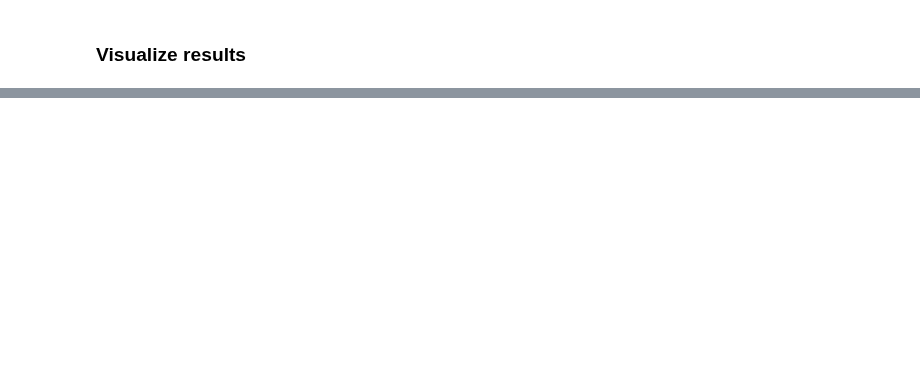
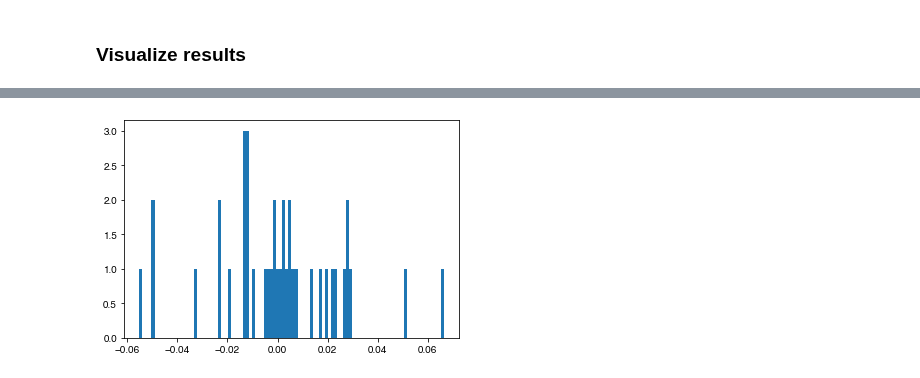
Before and after one commit to ryansmcgee/ecoevocrm, a Jupyter notebook: src/ecoevocrm/demos/numba_testing.ipynb, the cells around one changed output, grey strips where cells are left out. Saved outputs shown, nothing was run; the diff lists cells and outputs as text; code cells hidden in the pictures; blank space fills up the shorter version.

```diff
--- a/src/ecoevocrm/demos/numba_testing.ipynb
+++ b/src/ecoevocrm/demos/numba_testing.ipynb
@@ -188,6 +220,8 @@ plt.show()
 # %%
-r = ConsumerResourceSystem.growth_rate(anc_system.N()[:, np.newaxis], anc_system.R(), anc_system.type_set.sigma, anc_system.type_set.b, anc_system.type_set.k, anc_system.type_set.eta, anc_system.type_set.l, anc_system.type_set.g, anc_system.type_set.energy_costs, anc_system.resource_set.omega, anc_system.resource_consumption_mode)
+r = ConsumerResourceSystem.growth_rate(anc_system.N[:, np.newaxis], anc_system.R, anc_system.type_set.sigma, anc_system.type_set.b, anc_system.type_set.k, anc_system.type_set.eta, anc_system.type_set.l, anc_system.type_set.g, anc_system.type_set.energy_costs, anc_system.resource_set.omega, anc_system.resource_consumption_mode)
 
-plt.hist(r[anc_system.N() > 0] , bins=100)
+plt.hist(r[anc_system.N > 0] , bins=100)
 plt.show()
+# %% [output]
+[figure, added]
 # %%
```
Also changed, not shown: parts of 46 cells of this notebook, 2 other files.
